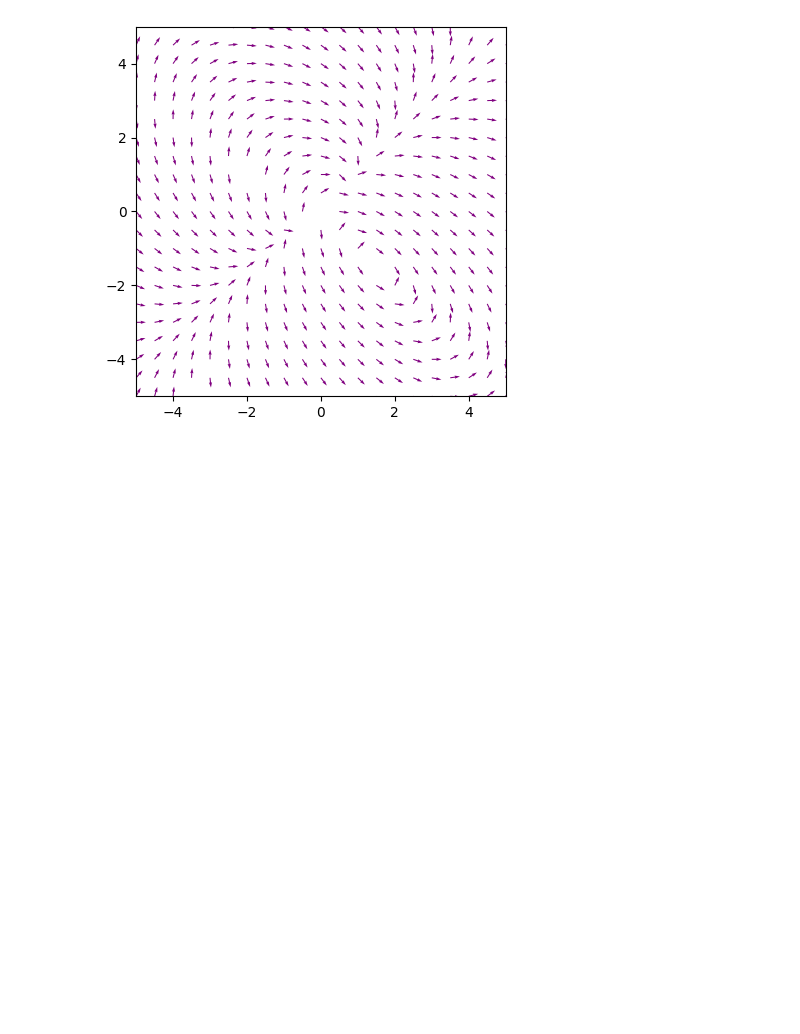
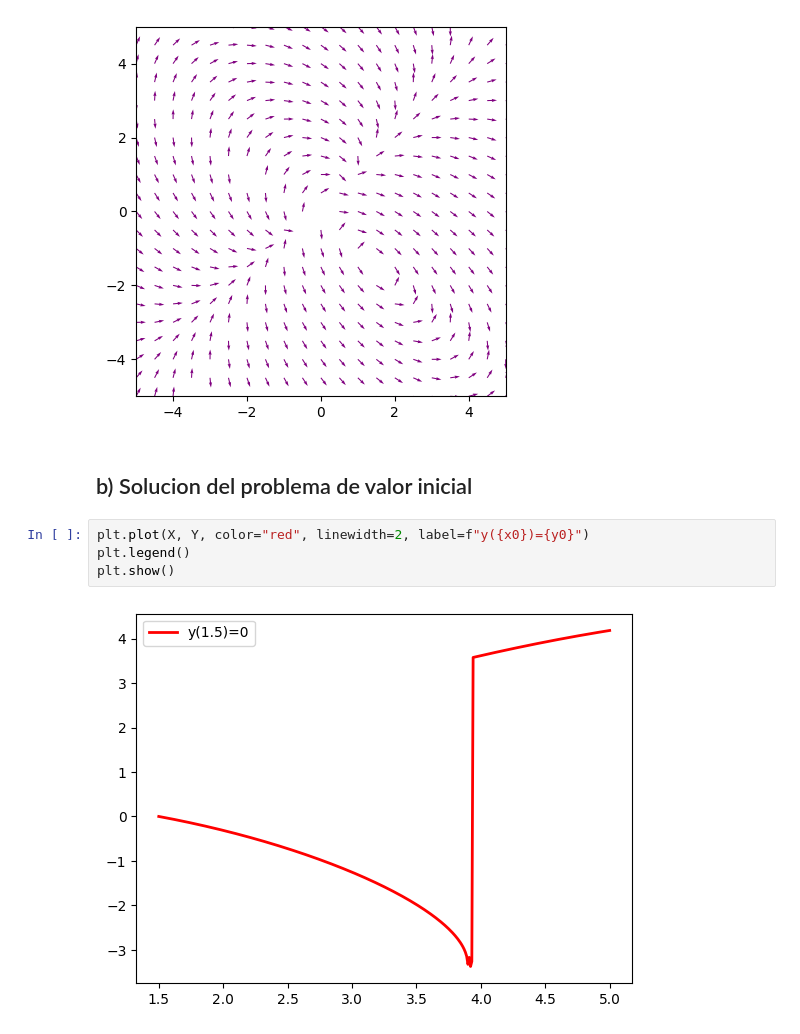
Before and after one commit to donmatthiuz/ModelacionSimu, a Jupyter notebook: lab5-4.ipynb, the cells around one changed output. Cells and saved outputs as stored; diff of their text form; blank space fills up the shorter version.

```diff
--- a/lab5-4.ipynb
+++ b/lab5-4.ipynb
@@ -57,3 +57,11 @@ for i in range(1, len(X)):
 plot_meshgrid(f=f, xmin=-5, xmax=5, ymin=-5, ymax=5, xstep=0.5, ystep=0.5)
 # %% [output]
 [figure]
+# %% [markdown]
+## b) Solucion del problema de valor inicial
+# %%
+plt.plot(X, Y, color="red", linewidth=2, label=f"y({x0})={y0}")
+plt.legend()
+plt.show()
+# %% [output]
+[figure, added]
```
